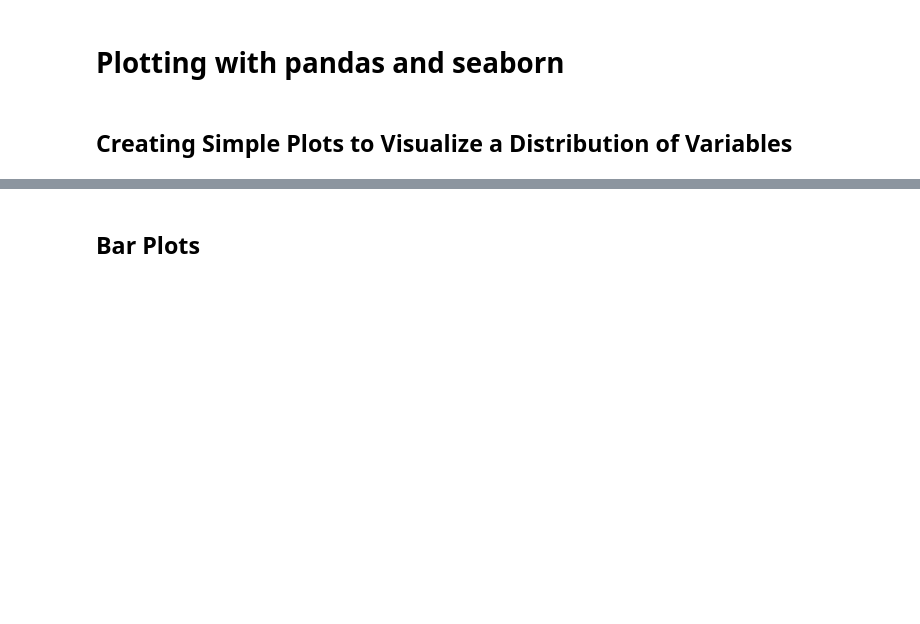
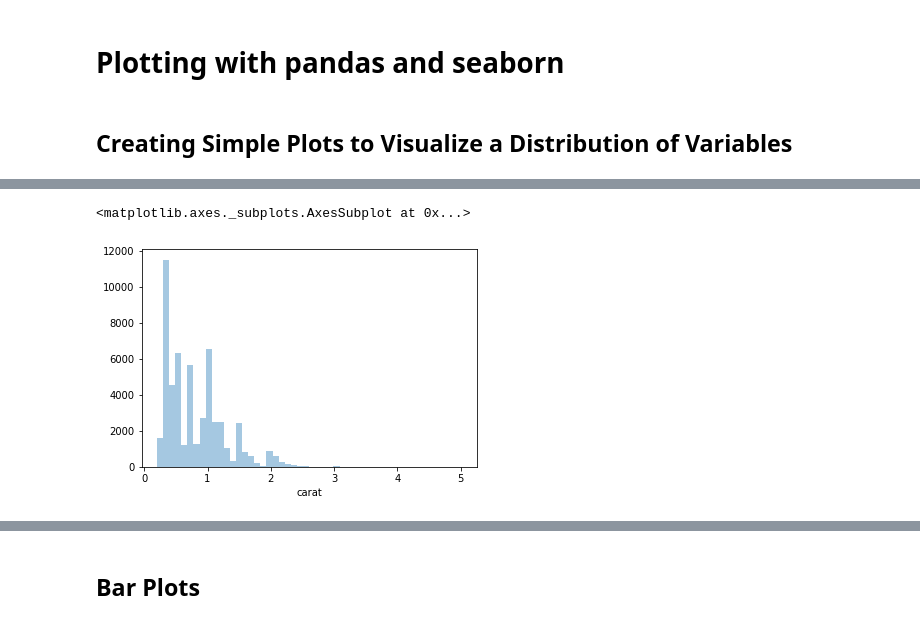
Before and after one commit to psygrammer/psypy, a Jupyter notebook: vis/notebooks/01_intro_basic_and_custermized_plotting.ipynb, the cells around one changed output, grey strips where cells are left out. Drawn from its saved outputs; the diff is of its cells as text; code cells hidden in the pictures; blank space fills up the shorter version.

```diff
--- a/vis/notebooks/01_intro_basic_and_custermized_plotting.ipynb
+++ b/vis/notebooks/01_intro_basic_and_custermized_plotting.ipynb
@@ -264,0 +443,6 @@ diamonds_df.head()
+# %%
+# Change kde=False to remove the KDE:
+sns.distplot(diamonds_df.carat, kde=False)
+# %% [output]
+<matplotlib.axes._subplots.AxesSubplot at 0x...>
+[figure, added]
```
Also changed, not shown: parts of 22 cells of this notebook.
